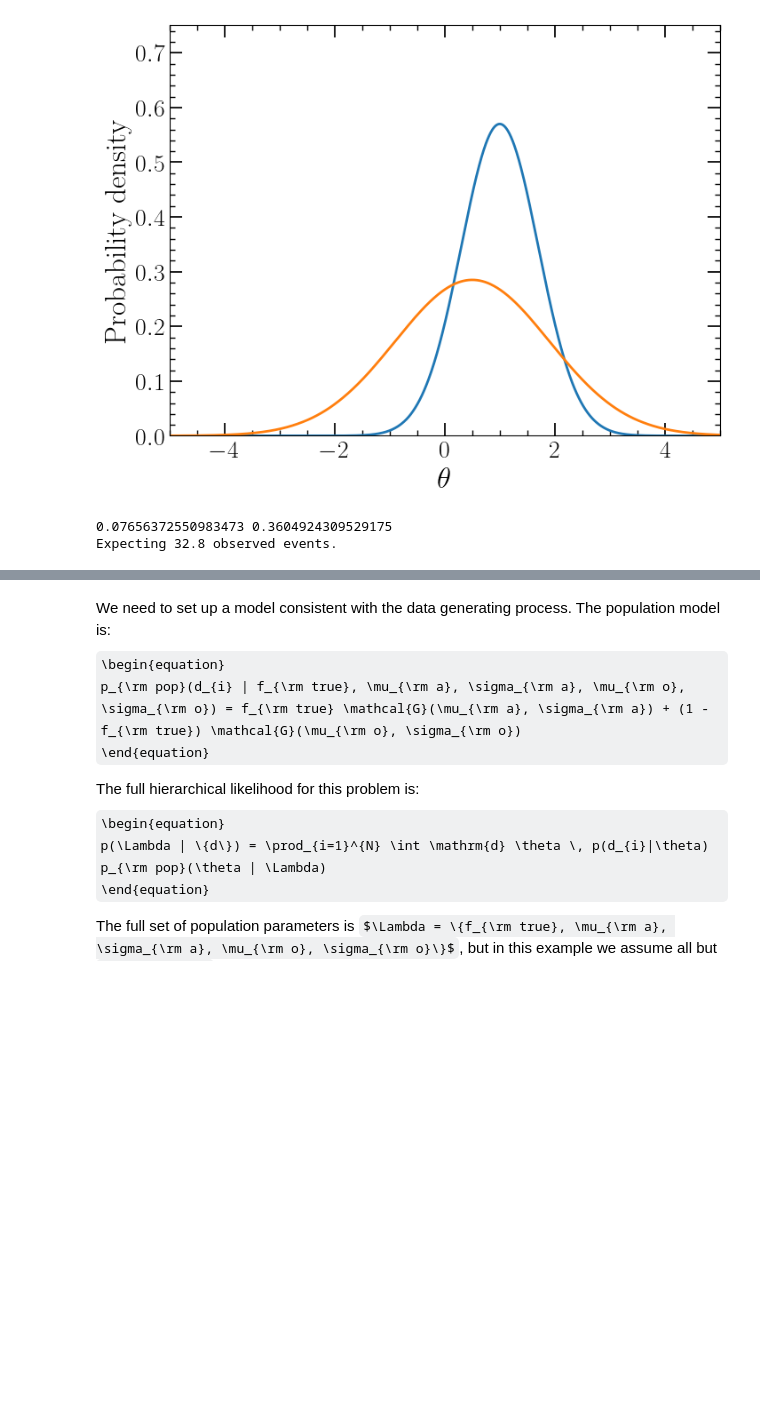
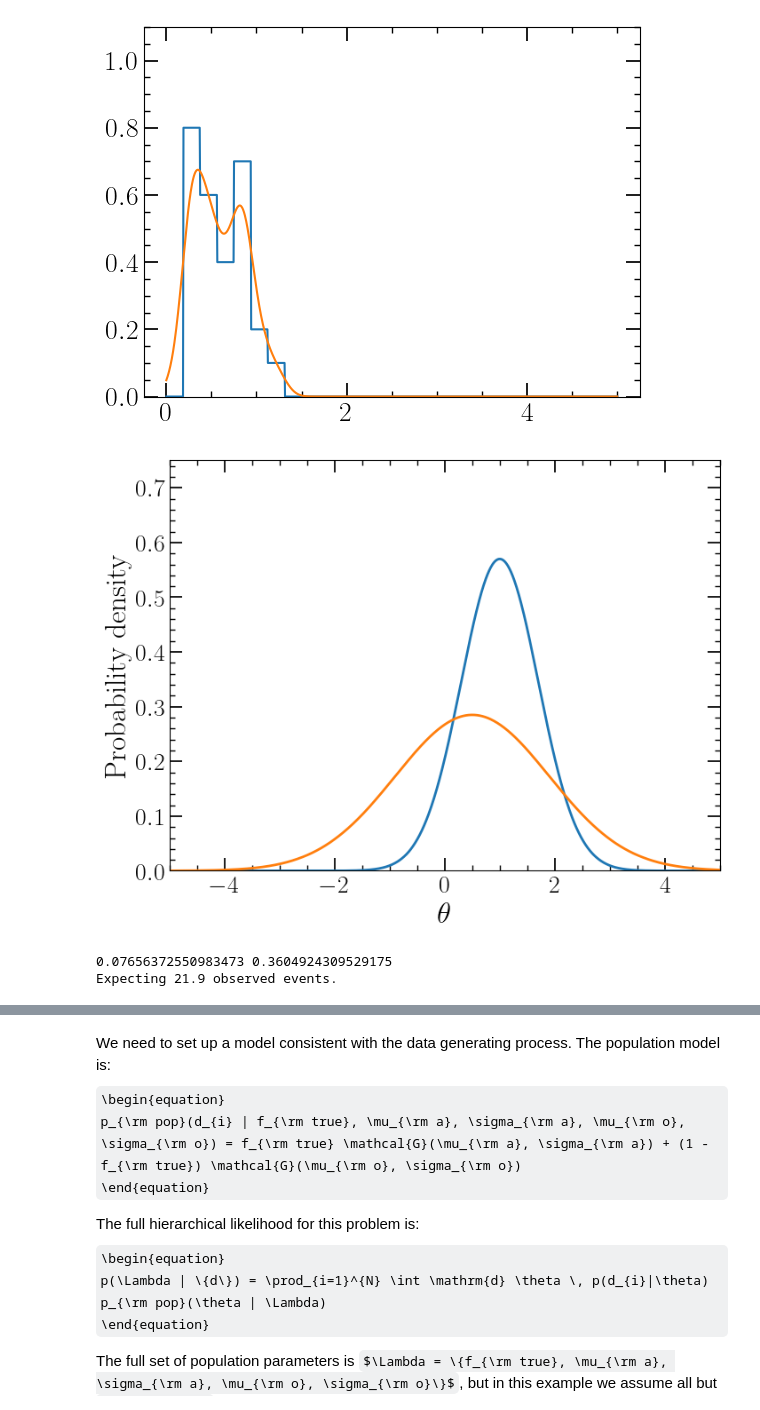
Before and after one commit to LucasPouw/darksirenpop, a Jupyter notebook: toy_model.ipynb, the cells around one changed output, grey strips where cells are left out. Cells and saved outputs as stored; diff of their text form; code cells hidden in the pictures; some formulas as TeX source; blank space fills up the shorter version.

```diff
--- a/toy_model.ipynb
+++ b/toy_model.ipynb
@@ -11,6 +11,51 @@ from utils import make_nice_plots
 from scipy.interpolate import interp1d
 from scipy.stats import binom, norm, truncnorm
 make_nice_plots()
+# %%
+cbins = np.array([0., 0.8, 0.6, 0.4, 0.7, 0.2, 0.1, 0])
+# cbins = np.array([1, 1, 1, 1, 1, 1, 1, 0])
+zbins = np.linspace(0, 1.5, 9)
+
+def c_of_z(z):
+    z = np.asarray(z)
+
+    # Find bin indices
+    idx = np.digitize(z, zbins) - 1
+
+    # Handle out-of-range values
+    idx[idx < 0] = 0
+    idx[idx >= len(cbins)] = len(cbins) - 1
+
+    return cbins[idx]
+
+# step1 = lambda z: cbins[0] * (norm.cdf(zbins[1], loc=z, scale=0.1) - norm.cdf(zbins[0], loc=z, scale=0.1))
+# step2 = lambda z: cbins[1] * (norm.cdf(zbins[2], loc=z, scale=0.1) - norm.cdf(zbins[1], loc=z, scale=0.1))
+# step3 = lambda z: cbins[2] * (norm.cdf(zbins[3], loc=z, scale=0.1) - norm.cdf(zbins[2], loc=z, scale=0.1))
+# step4 = lambda z: cbins[3] * (norm.cdf(zbins[4], loc=z, scale=0.1) - norm.cdf(zbins[3], loc=z, scale=0.1))
+# step5 = lambda z: cbins[4] * (norm.cdf(zbins[5], loc=z, scale=0.1) - norm.cdf(zbins[4], loc=z, scale=0.1))
+# step6 = lambda z: cbins[5] * (norm.cdf(zbins[6], loc=z, scale=0.1) - norm.cdf(zbins[5], loc=z, scale=0.1))
+# step7 = lambda z: cbins[6] * (norm.cdf(zbins[7], loc=z, scale=0.1) - norm.cdf(zbins[6], loc=z, scale=0.1))
+# step8 = lambda z: cbins[7] * (norm.cdf(zbins[8], loc=z, scale=0.1) - norm.cdf(zbins[7], loc=z, scale=0.1))
+err = 0.1
+
+step1 = lambda z: cbins[0] * (truncnorm.cdf(zbins[1], loc=z, scale=err, a=(0 - z) / err, b = np.inf) - truncnorm.cdf(zbins[0], loc=z, scale=err, a=(0 - z) / err, b = np.inf))
+step2 = lambda z: cbins[1] * (truncnorm.cdf(zbins[2], loc=z, scale=err, a=(0 - z) / err, b = np.inf) - truncnorm.cdf(zbins[1], loc=z, scale=err, a=(0 - z) / err, b = np.inf))
+step3 = lambda z: cbins[2] * (truncnorm.cdf(zbins[3], loc=z, scale=err, a=(0 - z) / err, b = np.inf) - truncnorm.cdf(zbins[2], loc=z, scale=err, a=(0 - z) / err, b = np.inf))
+step4 = lambda z: cbins[3] * (truncnorm.cdf(zbins[4], loc=z, scale=err, a=(0 - z) / err, b = np.inf) - truncnorm.cdf(zbins[3], loc=z, scale=err, a=(0 - z) / err, b = np.inf))
+step5 = lambda z: cbins[4] * (truncnorm.cdf(zbins[5], loc=z, scale=err, a=(0 - z) / err, b = np.inf) - truncnorm.cdf(zbins[4], loc=z, scale=err, a=(0 - z) / err, b = np.inf))
+step6 = lambda z: cbins[5] * (truncnorm.cdf(zbins[6], loc=z, scale=err, a=(0 - z) / err, b = np.inf) - truncnorm.cdf(zbins[5], loc=z, scale=err, a=(0 - z) / err, b = np.inf))
+step7 = lambda z: cbins[6] * (truncnorm.cdf(zbins[7], loc=z, scale=err, a=(0 - z) / err, b = np.inf) - truncnorm.cdf(zbins[6], loc=z, scale=err, a=(0 - z) / err, b = np.inf))
+step8 = lambda z: cbins[7] * (truncnorm.cdf(zbins[8], loc=z, scale=err, a=(0 - z) / err, b = np.inf) - truncnorm.cdf(zbins[7], loc=z, scale=err, a=(0 - z) / err, b = np.inf))
+
+z = np.linspace(0, 5, 1000)
+plt.figure()
+plt.plot(z, c_of_z(z))
+# plt.plot(z, norm.cdf(1.5, loc=z, scale=0.1) - norm.cdf(0.5, loc=z, scale=0.1))
+plt.plot(z, step1(z) + step2(z) + step3(z) + step4(z) + step5(z) + step6(z) + step7(z) + step8(z))
+plt.ylim(0, 1.1)
+plt.show()
+# %% [output]
+[figure, added]
 # %%
 def Pdet_stepfunc(theta, cut):
     stepfunc = np.ones_like(theta)
@@ -22,9 +67,11 @@ def efficiency(ppop, pdet, ax):
     return romb(ppop(ax) * pdet(ax), dx=np.diff(ax)[0])
 # %%
 # --- Simulation parameters ---
-N = 150                 # number of data points per experiment
-N_EXP = int(150)        # number of experiments
-F_TRUE = 0.5            # true fraction
+N = 100                 # number of data points per experiment
+N_EXP = int(100000)        # number of experiments
+
+F_TRUE = 0.5            # true fraction or None
+SAMPLE_F = True
 
 # Define overlapping underlying distributions for x
 MU_A = 1.0
@@ -60,7 +107,7 @@ print(f'Expecting {N * total_efficiency:.1f} observed events.')
 # %% [output]
 [figure]
 0.07656372550983473 0.3604924309529175
-Expecting 32.8 observed events.
+Expecting 21.9 observed events.
 # %%
 from scipy.special import erf
 from scipy.special import erfinv
```
Also changed, not shown: parts of 10 cells of this notebook, 9 other files.
